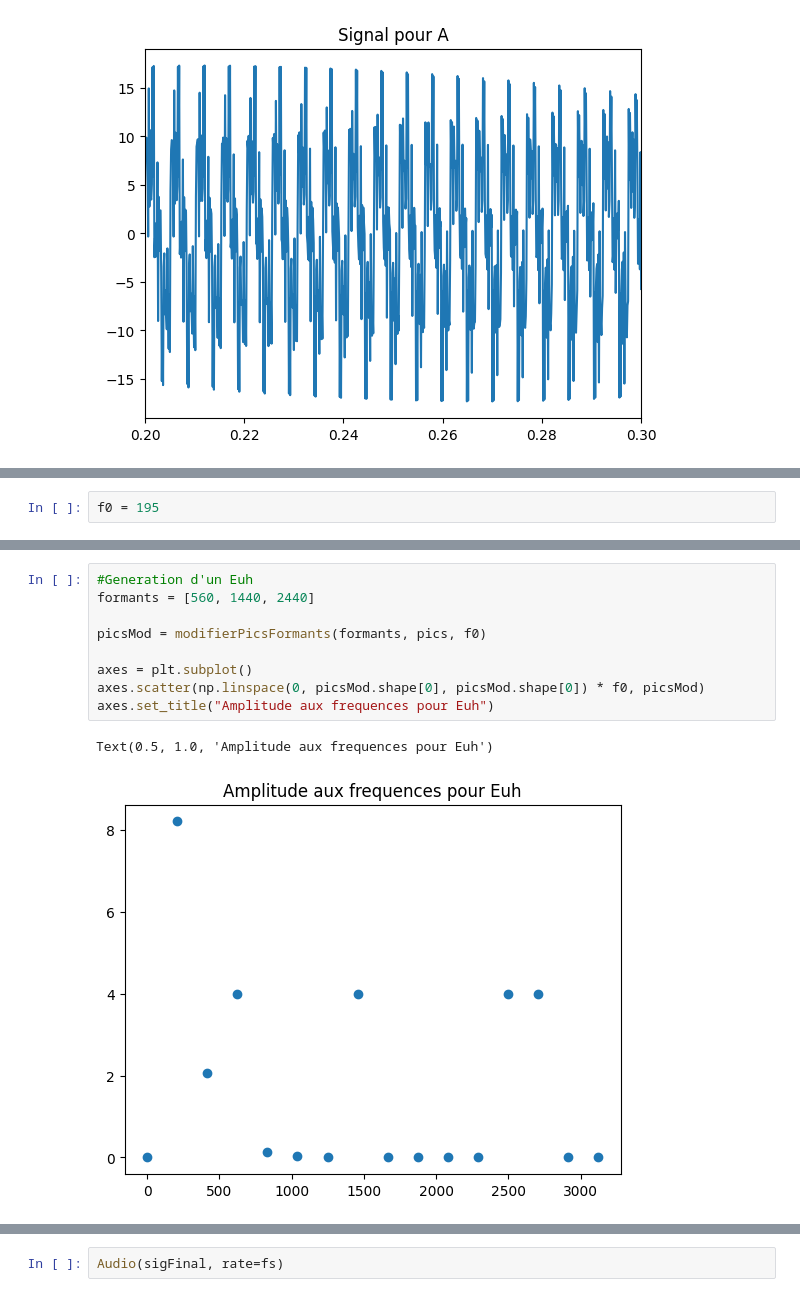
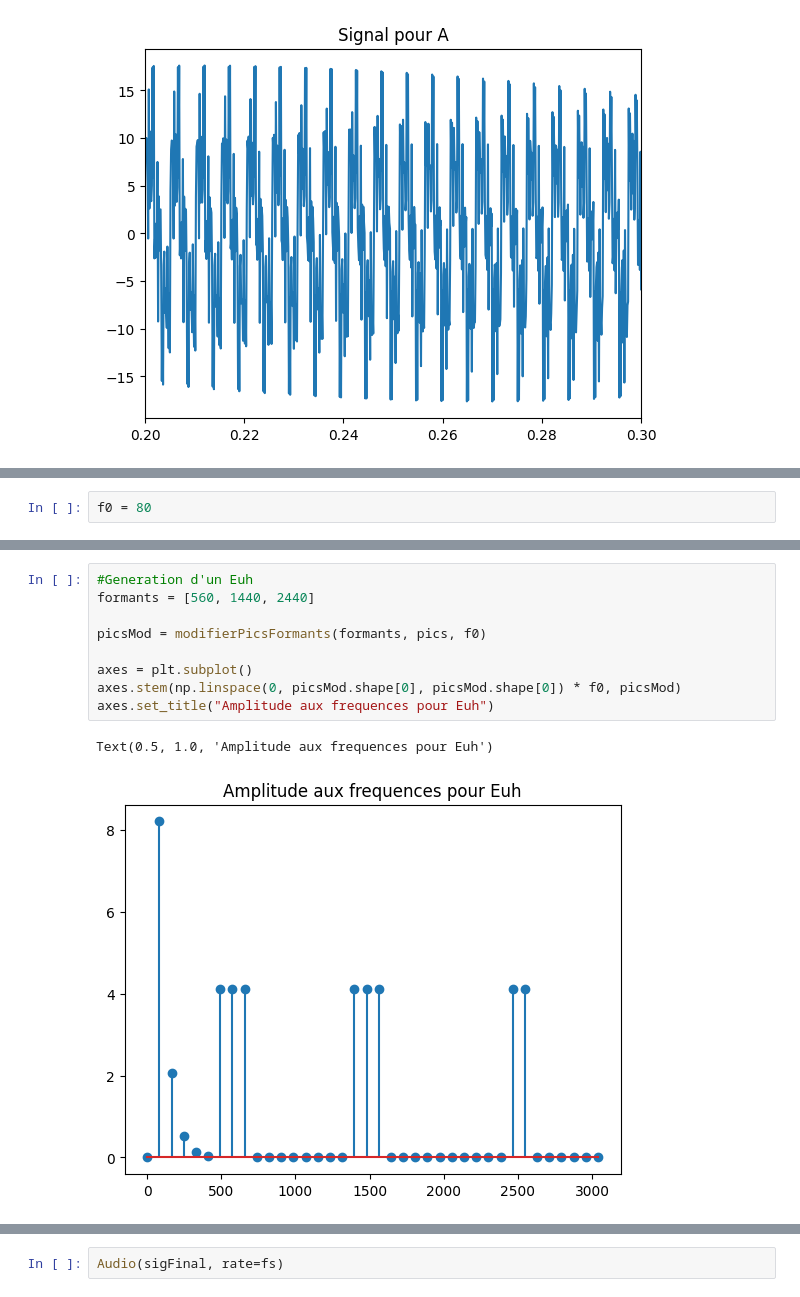
Before and after one commit to romainlavaldev/Univ, a Jupyter notebook: M1/Methodes IA/MT/voyelles.ipynb, the cells around one changed output, grey strips where cells are left out. Cells and saved outputs as stored; diff of their text form.

```diff
--- a/M1/Methodes IA/MT/voyelles.ipynb
+++ b/M1/Methodes IA/MT/voyelles.ipynb
@@ -212,5 +212,5 @@ Audio(sig, rate=fs)
 # %%
-f0 = 195
+f0 = 80
 # %%
 #Creation d'une suite de pics d'amplitude aux frequences
 pics = picsAvecSuite(0, 8.2, CNDivise4, f0)
@@ -254,15 +254,15 @@ plt.plot(vecteur_temps, partieU)
 # %%
 #Generation d'un Euh
 formants = [560, 1440, 2440]
 
 picsMod = modifierPicsFormants(formants, pics, f0)
 
 axes = plt.subplot()
-axes.scatter(np.linspace(0, picsMod.shape[0], picsMod.shape[0]) * f0, picsMod)
+axes.stem(np.linspace(0, picsMod.shape[0], picsMod.shape[0]) * f0, picsMod)
 axes.set_title("Amplitude aux frequences pour Euh")
 # %% [output]
 Text(0.5, 1.0, 'Amplitude aux frequences pour Euh')
-[figure, old version]
+[figure, new version]
 # %%
 sig = signalFromPics(picsMod, f0, 1.2, fs)
 
```
Also changed, not shown: parts of 16 cells of this notebook.
